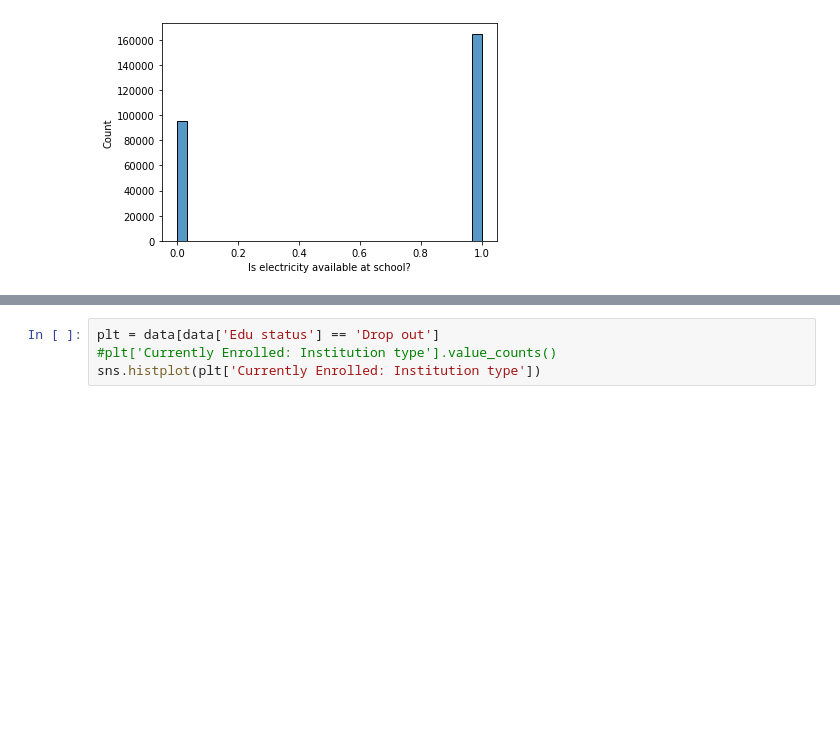
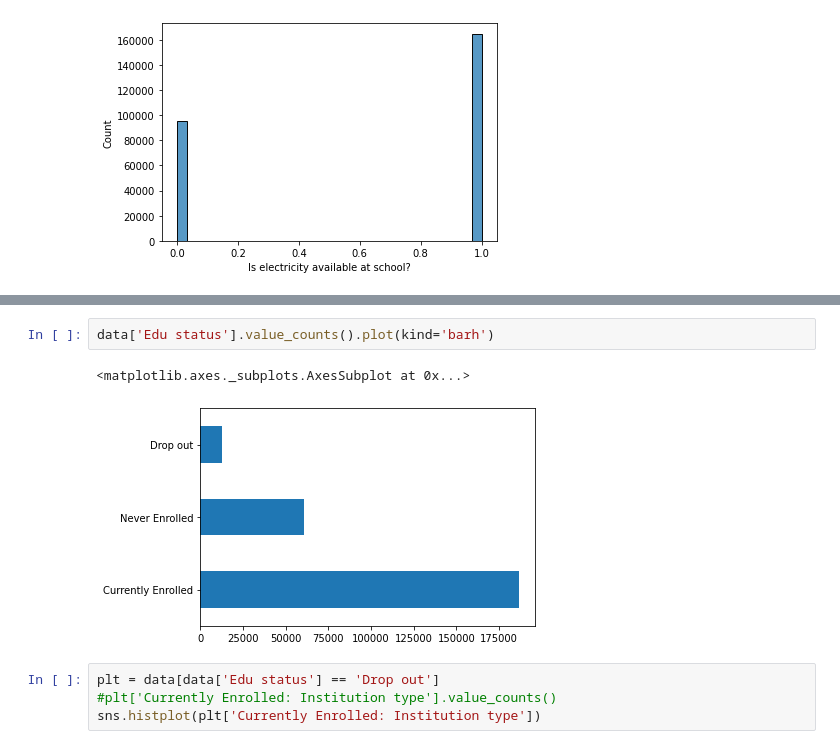
Before and after one commit to AliShujjat/DropOutRatesInPakistan, a Jupyter notebook: EDA.ipynb, the cells around one changed output, grey strips where cells are left out. Saved outputs shown, nothing was run; the diff lists cells and outputs as text; blank space fills up the shorter version.

```diff
--- a/EDA.ipynb
+++ b/EDA.ipynb
@@ -236,3 +247,8 @@ KeyboardInterrupt: ignored
+# %%
+data['Edu status'].value_counts().plot(kind='barh')
+# %% [output]
+<matplotlib.axes._subplots.AxesSubplot at 0x...>
+[figure, added]
 # %%
 plt = data[data['Edu status'] == 'Drop out']
 #plt['Currently Enrolled: Institution type'].value_counts()
```
Also changed, not shown: parts of 5 cells of this notebook.
